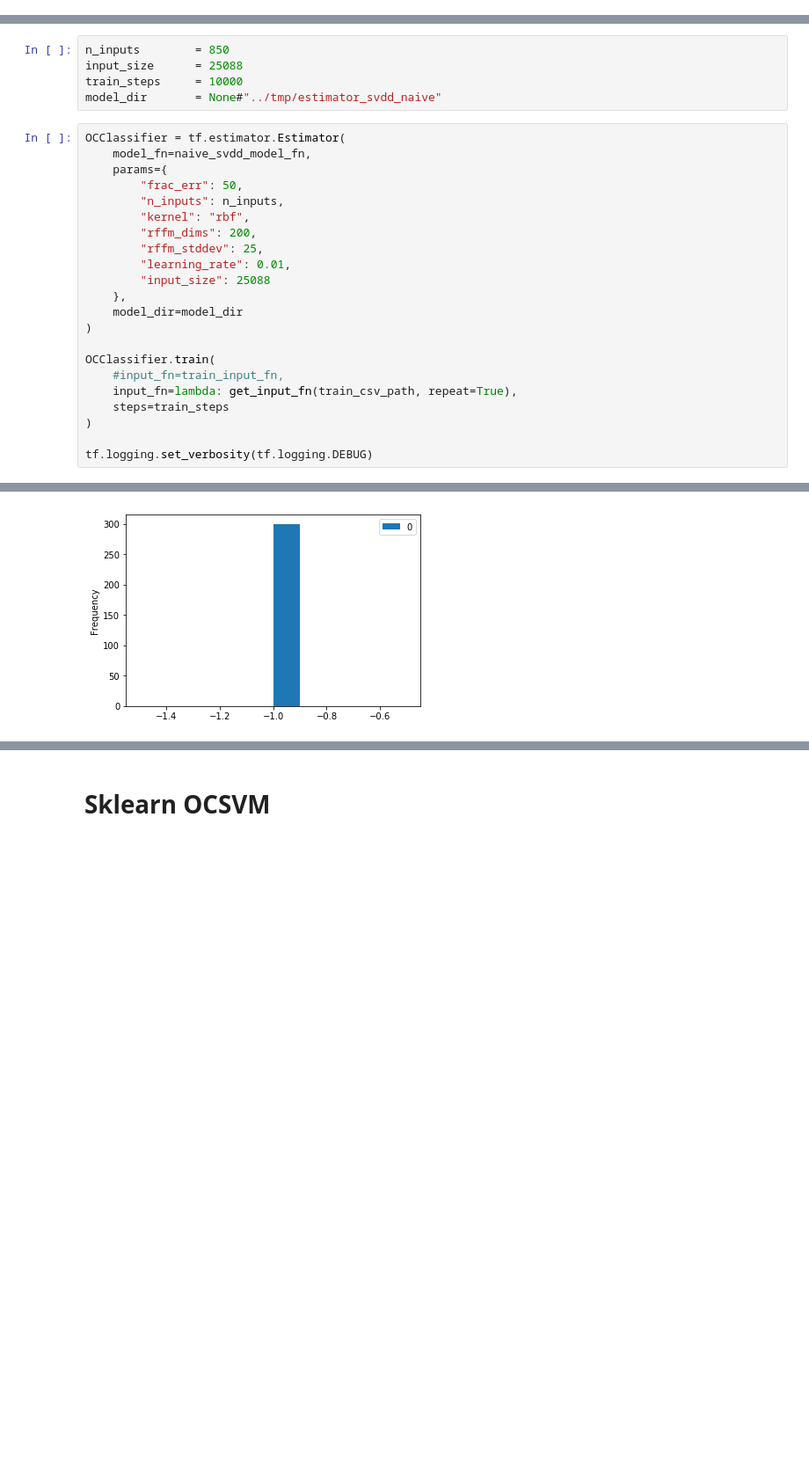
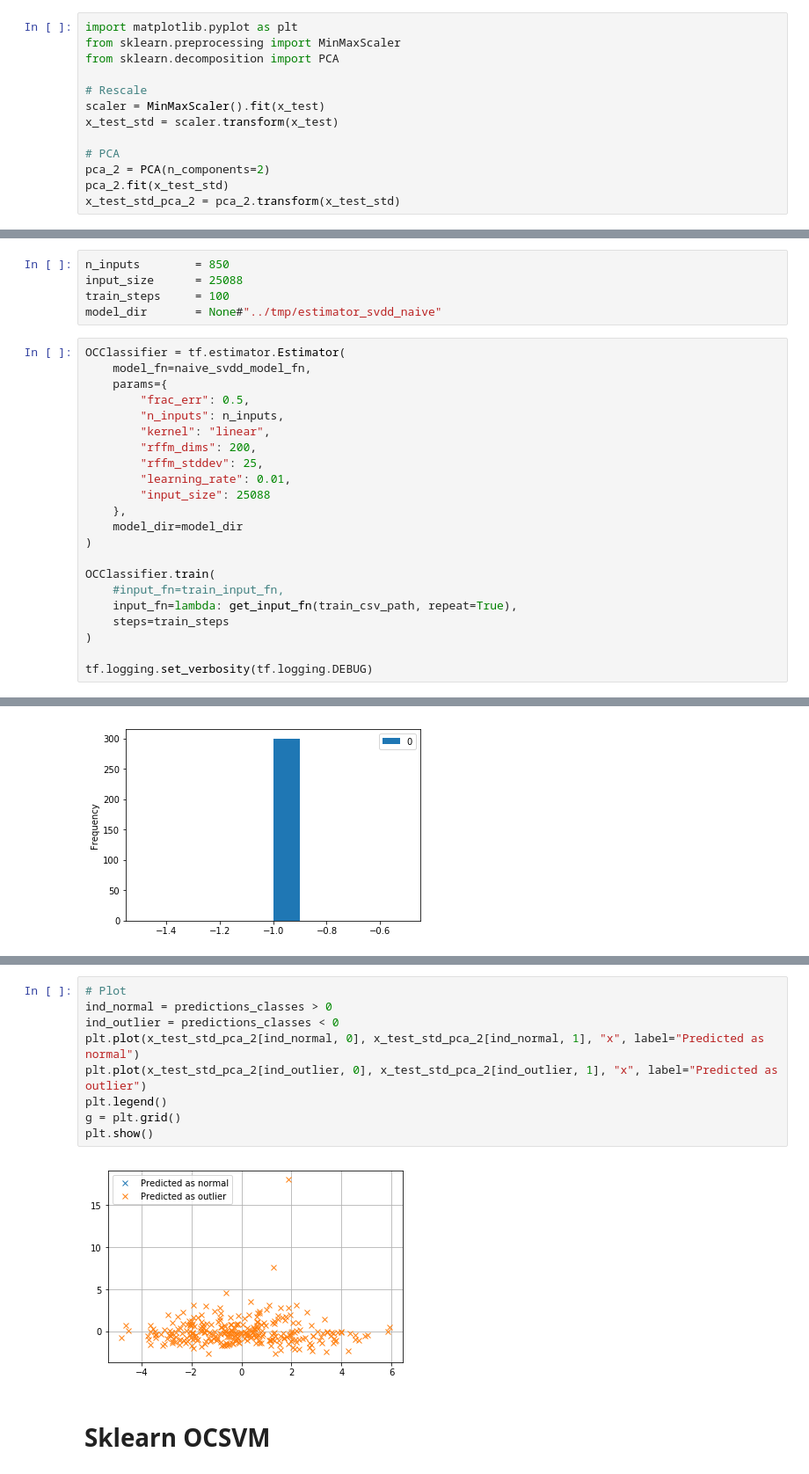
Before and after one commit to DEKHTIARJonathan/DeepOneClass, a Jupyter notebook: source_files/main.ipynb, the cells around one changed output, grey strips where cells are left out. Shown: that part at 88% size. Drawn from its saved outputs; the diff is of its cells as text; blank space fills up the shorter version.

Commit message:
Plot reduced dataset

```diff
--- a/source_files/main.ipynb
+++ b/source_files/main.ipynb
@@ -72,3 +99,16 @@ y_true.shape
+# %%
+import matplotlib.pyplot as plt
+from sklearn.preprocessing import MinMaxScaler
+from sklearn.decomposition import PCA
+
+# Rescale
+scaler = MinMaxScaler().fit(x_test)
+x_test_std = scaler.transform(x_test)
+
+# PCA
+pca_2 = PCA(n_components=2)
+pca_2.fit(x_test_std)
+x_test_std_pca_2 = pca_2.transform(x_test_std)
 # %% [markdown]
 # Naive SVDD estimator
 # %%
@@ -76,15 +116,15 @@ from estimator_svdd_naive import naive_svdd_model_fn
 # %%
 n_inputs        = 850
 input_size      = 25088
-train_steps     = 10000
+train_steps     = 100
 model_dir       = None#"../tmp/estimator_svdd_naive"
 # %%
 OCClassifier = tf.estimator.Estimator(
     model_fn=naive_svdd_model_fn,
     params={
-        "frac_err": 50,
+        "frac_err": 0.5,
         "n_inputs": n_inputs,
-        "kernel": "rbf",
+        "kernel": "linear",
         "rffm_dims": 200,
         "rffm_stddev": 25,
         "learning_rate": 0.01,
@@ -144,2 +185,13 @@ df.plot.hist()
+# %%
+# Plot
+ind_normal = predictions_classes > 0
+ind_outlier = predictions_classes < 0
+plt.plot(x_test_std_pca_2[ind_normal, 0], x_test_std_pca_2[ind_normal, 1], "x", label="Predicted as normal")
+plt.plot(x_test_std_pca_2[ind_outlier, 0], x_test_std_pca_2[ind_outlier, 1], "x", label="Predicted as outlier")
+plt.legend()
+g = plt.grid()
+plt.show()
+# %% [output]
+[figure, added]
 # %% [markdown]
 # Sklearn OCSVM
```
Also changed, not shown: parts of 6 cells of this notebook.
